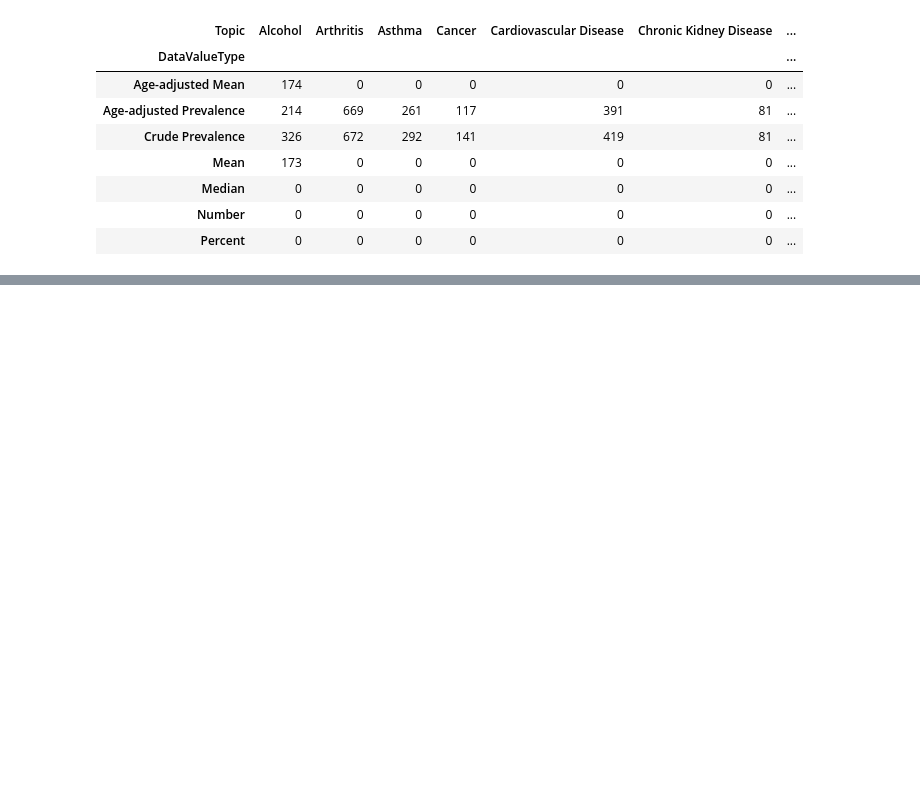
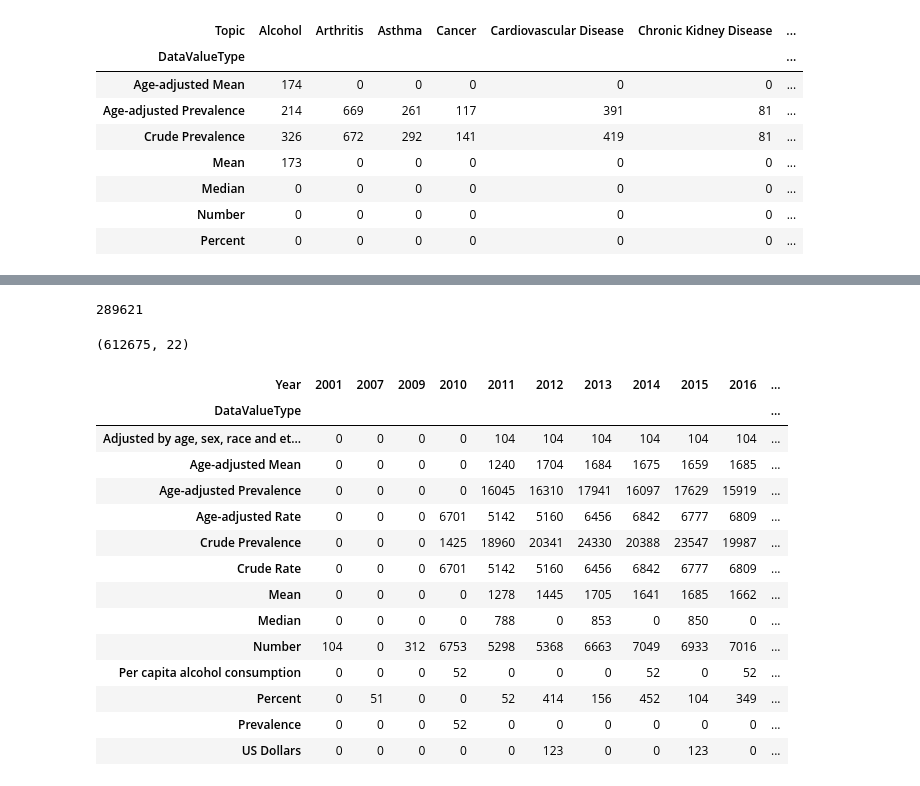
Before and after one commit to andeepl7/FProject_VisualAnalytics, a Jupyter notebook: ETL- Chronic diseases.ipynb, the cells around one changed output, grey strips where cells are left out. Cells and saved outputs as stored; diff of their text form; code cells hidden in the pictures; blank space fills up the shorter version.

```diff
--- a/ETL- Chronic diseases.ipynb
+++ b/ETL- Chronic diseases.ipynb
@@ -421,2 +433,2 @@ Analysis 53 states - MAINLAND
 # %%
-#df_per_year = df_per_year[df_per_year['State'].str.contains('Guam|Puerto Rico|Virgin Islands') == False]
+df_year_mainland = df_per_year[df_per_year['State'].str.contains('Guam|Puerto Rico|Virgin Islands') == False]
@@ -422,0 +460,32 @@ Analysis 53 states - MAINLAND
+# %%
+#Counting the missing values.
+df_year_mainland['DataValue'].isna().sum()
+# %% [output]
+289621
+# %%
+#Due to the heterogeneity of the sources, years of the data, we are going to drop the missing values.
+#Deleting the missing values
+df_year_mainland=df_year_mainland[~df_year_mainland['DataValue'].isna()]
+# %%
+df_year_mainland.shape
+# %% [output]
+(612675, 22)
+# %%
+#Analyzing the DataValueTye available per year
+pd.crosstab(df_year_mainland.DataValueType,df_year_mainland.Year)
+# %% [output]
+| Year | 2001 | 2007 | 2009 | 2010 | 2011 | 2012 | 2013 | 2014 | 2015 | 2016 | ... |
+| DataValueType |  |  |  |  |  |  |  |  |  |  | ... |
+| Adjusted by age, sex, race and et... | 0 | 0 | 0 | 0 | 104 | 104 | 104 | 104 | 104 | 104 | ... |
+| Age-adjusted Mean | 0 | 0 | 0 | 0 | 1240 | 1704 | 1684 | 1675 | 1659 | 1685 | ... |
+| Age-adjusted Prevalence | 0 | 0 | 0 | 0 | 16045 | 16310 | 17941 | 16097 | 17629 | 15919 | ... |
+| Age-adjusted Rate | 0 | 0 | 0 | 6701 | 5142 | 5160 | 6456 | 6842 | 6777 | 6809 | ... |
+| Crude Prevalence | 0 | 0 | 0 | 1425 | 18960 | 20341 | 24330 | 20388 | 23547 | 19987 | ... |
+| Crude Rate | 0 | 0 | 0 | 6701 | 5142 | 5160 | 6456 | 6842 | 6777 | 6809 | ... |
+| Mean | 0 | 0 | 0 | 0 | 1278 | 1445 | 1705 | 1641 | 1685 | 1662 | ... |
+| Median | 0 | 0 | 0 | 0 | 788 | 0 | 853 | 0 | 850 | 0 | ... |
+| Number | 104 | 0 | 312 | 6753 | 5298 | 5368 | 6663 | 7049 | 6933 | 7016 | ... |
+| Per capita alcohol consumption | 0 | 0 | 0 | 52 | 0 | 0 | 0 | 52 | 0 | 52 | ... |
+| Percent | 0 | 51 | 0 | 0 | 52 | 414 | 156 | 452 | 104 | 349 | ... |
+| Prevalence | 0 | 0 | 0 | 52 | 0 | 0 | 0 | 0 | 0 | 0 | ... |
+| US Dollars | 0 | 0 | 0 | 0 | 0 | 123 | 0 | 0 | 123 | 0 | ... |
```
Also changed, not shown: parts of 10 cells of this notebook.
